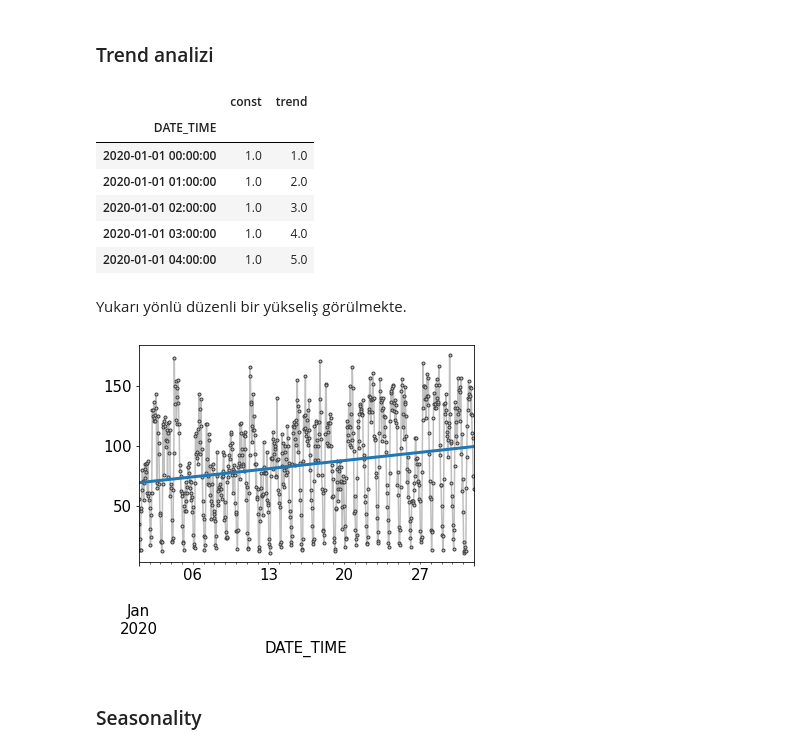
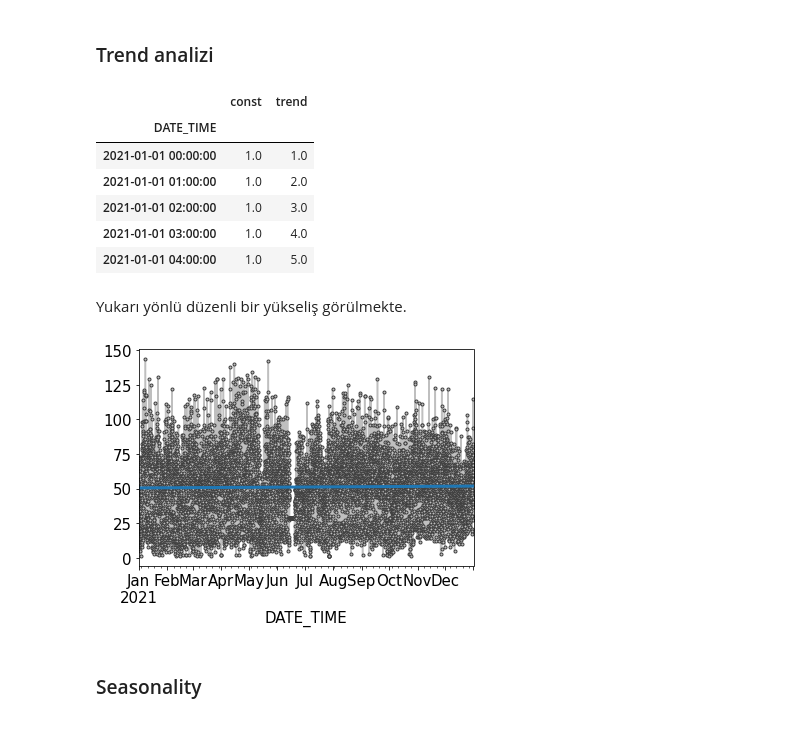
Before and after one commit to enginp1/ibb_trafik_zaman_serisi, a Jupyter notebook: ibb_trafik_sarima-Copy1.ipynb, the cells around one changed output. Drawn from its saved outputs; the diff is of its cells as text; code cells hidden in the pictures.

```diff
--- a/ibb_trafik_sarima-Copy1.ipynb
+++ b/ibb_trafik_sarima-Copy1.ipynb
@@ -23,3 +34,5 @@ data=pd.read_csv("https://data.ibb.gov.tr/dataset/3ee6d744-5da2-40c8-9cd6-0e3e41
+# %%
+data=pd.concat([data,data1,data2,data3,data4,data5,data6,data7,data8,data9,data10],ignore_index=True)
 # %% [markdown]
 # Verinin incelenmesi
 # %% [markdown]
@@ -112,7 +135,7 @@ False
 # %% [markdown]
 Veri setinde null değer olmamasına rağmen eksik saatler bulunmakta. Yani veri setinde boşluuklar bulunmakta.
 # %%
-_range = pd.date_range(start="2020-01-01 00:00:00", end="2020-01-31 23:00:00", freq='H')
+_range = pd.date_range(start="2021-01-01 00:00:00", end="2021-02-01 00:00:00", freq='H')
 lis=_range.difference(data1.index)
 lis
 # %% [output]
@@ -380,7 +416,7 @@ ts_decompose(y)
 from statsmodels.tsa.deterministic import DeterministicProcess
 # %%
 dp = DeterministicProcess(
-    index=mean.index,
+    index=y.index,
     constant=True,
     order=1,
     drop=True,
@@ -392,17 +428,17 @@ X.head()
 # %% [output]
 |  | const | trend |
 | DATE_TIME |  |  |
-| 2020-01-01 00:00:00 | 1.0 | 1.0 |
-| 2020-01-01 01:00:00 | 1.0 | 2.0 |
-| 2020-01-01 02:00:00 | 1.0 | 3.0 |
-| 2020-01-01 03:00:00 | 1.0 | 4.0 |
-| 2020-01-01 04:00:00 | 1.0 | 5.0 |
+| 2021-01-01 00:00:00 | 1.0 | 1.0 |
+| 2021-01-01 01:00:00 | 1.0 | 2.0 |
+| 2021-01-01 02:00:00 | 1.0 | 3.0 |
+| 2021-01-01 03:00:00 | 1.0 | 4.0 |
+| 2021-01-01 04:00:00 | 1.0 | 5.0 |
 # %%
 from sklearn.linear_model import LinearRegression
 # %%
-y = mean['NUMBER_OF_VEHICLES']
+Y = y['NUMBER_OF_VEHICLES']
 model = LinearRegression(fit_intercept=False)
-model.fit(X, y)
+model.fit(X, Y)
 
 y_pred = pd.Series(model.predict(X), index=X.index)
 # %%
@@ -416,10 +452,10 @@ plot_params = dict(
 # %% [markdown]
 Yukarı yönlü düzenli bir yükseliş görülmekte.
 # %%
-ax = mean.plot(color="0.75",style='.-',markeredgecolor="0.25",legend=False)
+ax = y.plot(color="0.75",style='.-',markeredgecolor="0.25",legend=False)
 ax = y_pred.plot(linewidth=3, label="Trend")
 # %% [output]
-[figure, old version]
+[figure, new version]
 # %% [markdown]
 ### Seasonality
 # %% [markdown]
```
Also changed, not shown: parts of 31 cells of this notebook.
